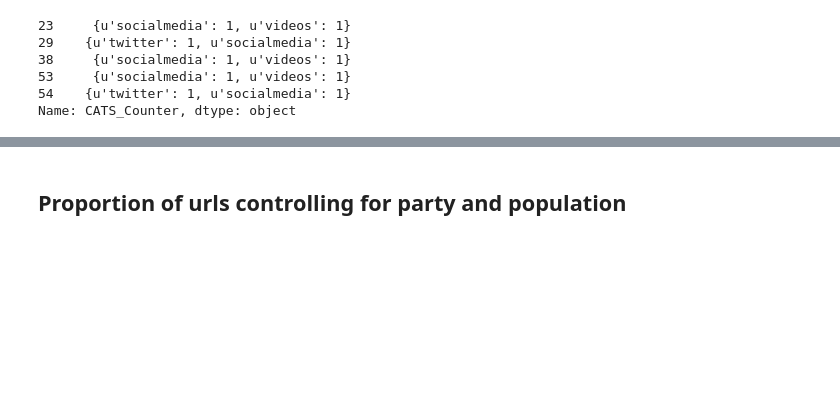
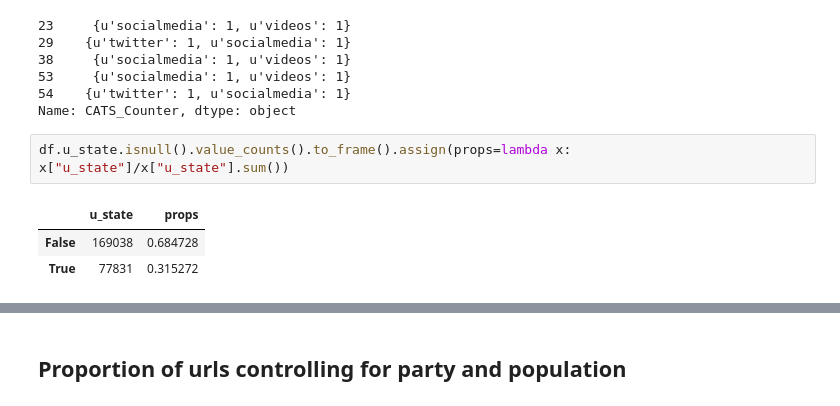
Before and after one commit to napsternxg/ControversialTweetAnalysis, a Jupyter notebook: Tweet Location Analysis-Population Proportion Party.ipynb, the cells around one changed output, grey strips where cells are left out. Saved outputs shown, nothing was run; the diff lists cells and outputs as text; blank space fills up the shorter version.

```diff
--- a/Tweet Location Analysis-Population Proportion Party.ipynb
+++ b/Tweet Location Analysis-Population Proportion Party.ipynb
@@ -279,3 +275,9 @@ df[df.CATS_Counter.apply(lambda x: len(x)) == 2]["CATS_Counter"].head()
 53     {u'socialmedia': 1, u'videos': 1}
 54    {u'twitter': 1, u'socialmedia': 1}
 Name: CATS_Counter, dtype: object
+# %%
+df.u_state.isnull().value_counts().to_frame().assign(props=lambda x: x["u_state"]/x["u_state"].sum())
+# %% [output]
+|  | u_state | props |
+| False | 169038 | 0.684728 |
+| True | 77831 | 0.315272 |
```
Also changed, not shown: parts of 2 cells of this notebook, 1 other file.
